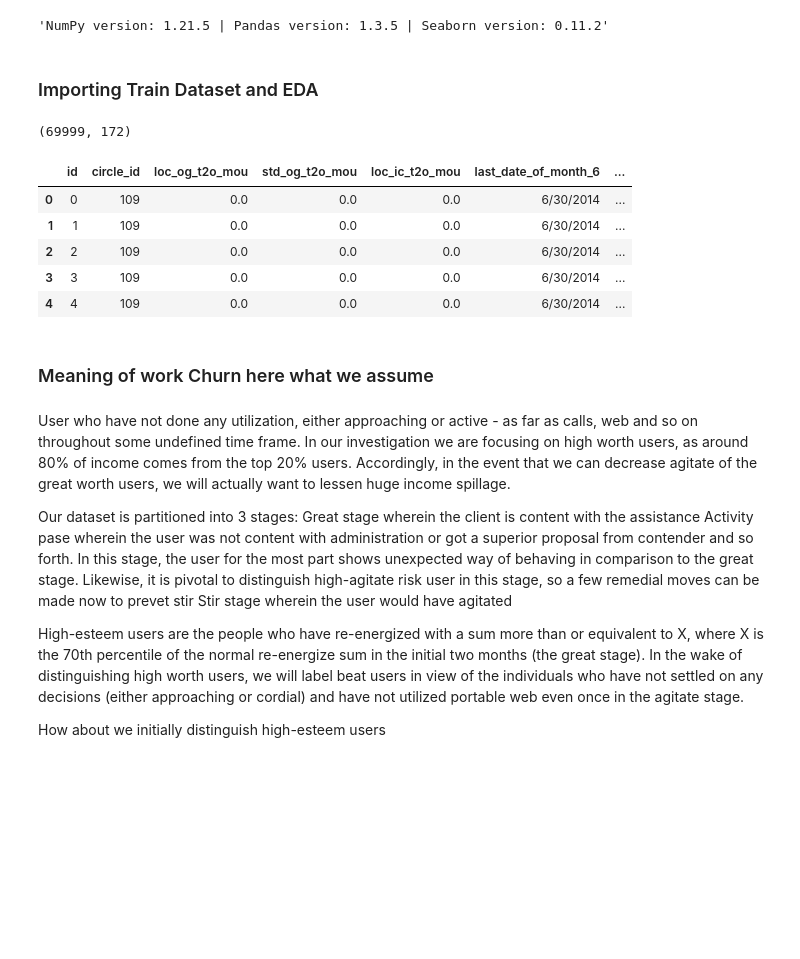
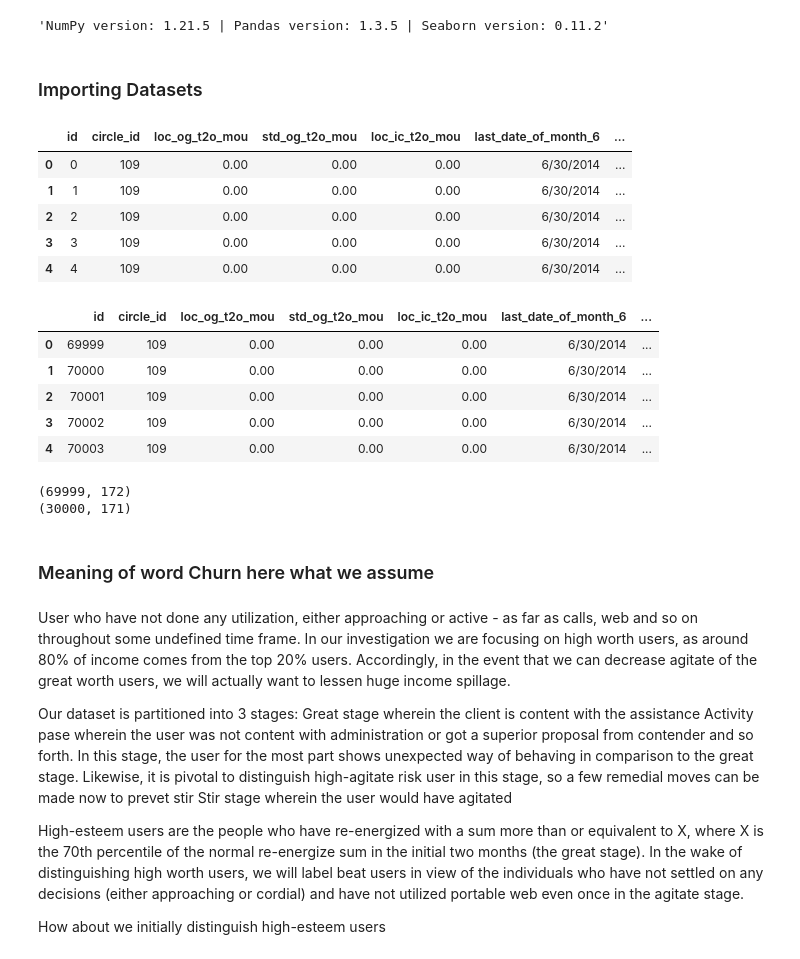
Before and after one commit to spdsp04/TelecomChrunCasestudy, a Jupyter notebook: Telecom_Chrun.ipynb, the cells around one changed output. Saved outputs shown, nothing was run; the diff lists cells and outputs as text; code cells hidden in the pictures; blank space fills up the shorter version.

```diff
--- a/Telecom_Chrun.ipynb
+++ b/Telecom_Chrun.ipynb
@@ -48,22 +48,39 @@ import statsmodels.api as sm
 f'NumPy version: {np.__version__} | Pandas version: {pd.__version__} | Seaborn version: {sns.__version__}'
 # %% [output]
 'NumPy version: 1.21.5 | Pandas version: 1.3.5 | Seaborn version: 0.11.2'
-# %% [markdown]
-### Importing Train Dataset and EDA
-# %%
-chrun_train = pd.read_csv('/content/sample_data/Telecom Chrun/train.csv')
-print(chrun_train.shape)
-chrun_train.head()
-# %% [output]
-(69999, 172)
-|  | id | circle_id | loc_og_t2o_mou | std_og_t2o_mou | loc_ic_t2o_mou | last_date_of_month_6 | ... |
-| 0 | 0 | 109 | 0.0 | 0.0 | 0.0 | 6/30/2014 | ... |
-| 1 | 1 | 109 | 0.0 | 0.0 | 0.0 | 6/30/2014 | ... |
-| 2 | 2 | 109 | 0.0 | 0.0 | 0.0 | 6/30/2014 | ... |
-| 3 | 3 | 109 | 0.0 | 0.0 | 0.0 | 6/30/2014 | ... |
-| 4 | 4 | 109 | 0.0 | 0.0 | 0.0 | 6/30/2014 | ... |
+# %% [markdown]
+### Importing Datasets
+# %%
+train_url = 'https://raw.githubusercontent.com/spdsp04/Telecom_Churn_Prediction_Group_Case_Study/main/train.csv'
+chrun_train = pd.read_csv(train_url, encoding = 'unicode_escape')
+chrun_train.head()
+# %% [output]
+|  | id | circle_id | loc_og_t2o_mou | std_og_t2o_mou | loc_ic_t2o_mou | last_date_of_month_6 | ... |
+| 0 | 0 | 109 | 0.00 | 0.00 | 0.00 | 6/30/2014 | ... |
+| 1 | 1 | 109 | 0.00 | 0.00 | 0.00 | 6/30/2014 | ... |
+| 2 | 2 | 109 | 0.00 | 0.00 | 0.00 | 6/30/2014 | ... |
+| 3 | 3 | 109 | 0.00 | 0.00 | 0.00 | 6/30/2014 | ... |
+| 4 | 4 | 109 | 0.00 | 0.00 | 0.00 | 6/30/2014 | ... |
+# %%
+test_url = 'https://raw.githubusercontent.com/spdsp04/Telecom_Churn_Prediction_Group_Case_Study/main/test.csv'
+chrun_test = pd.read_csv(test_url, encoding = 'unicode_escape')
+chrun_test.head()
+# %% [output]
+|  | id | circle_id | loc_og_t2o_mou | std_og_t2o_mou | loc_ic_t2o_mou | last_date_of_month_6 | ... |
+| 0 | 69999 | 109 | 0.00 | 0.00 | 0.00 | 6/30/2014 | ... |
+| 1 | 70000 | 109 | 0.00 | 0.00 | 0.00 | 6/30/2014 | ... |
+| 2 | 70001 | 109 | 0.00 | 0.00 | 0.00 | 6/30/2014 | ... |
+| 3 | 70002 | 109 | 0.00 | 0.00 | 0.00 | 6/30/2014 | ... |
+| 4 | 70003 | 109 | 0.00 | 0.00 | 0.00 | 6/30/2014 | ... |
+# %%
+# checking size of dataset
+print(chrun_train.shape)
+print(chrun_test.shape)
+# %% [output]
+(69999, 172)
+(30000, 171)
 # %% [markdown]
-### Meaning of work Churn here what we assume
+### Meaning of word Churn here what we assume
 # %% [markdown]
 User who have not done any utilization, either approaching or active - as far as calls, web and so on throughout some undefined time frame. In our investigation we are focusing on high worth users, as around 80% of income comes from the top 20% users. Accordingly, in the event that we can decrease agitate of the great worth users, we will actually want to lessen huge income spillage.
 
```
Also changed, not shown: parts of 16 cells of this notebook.
